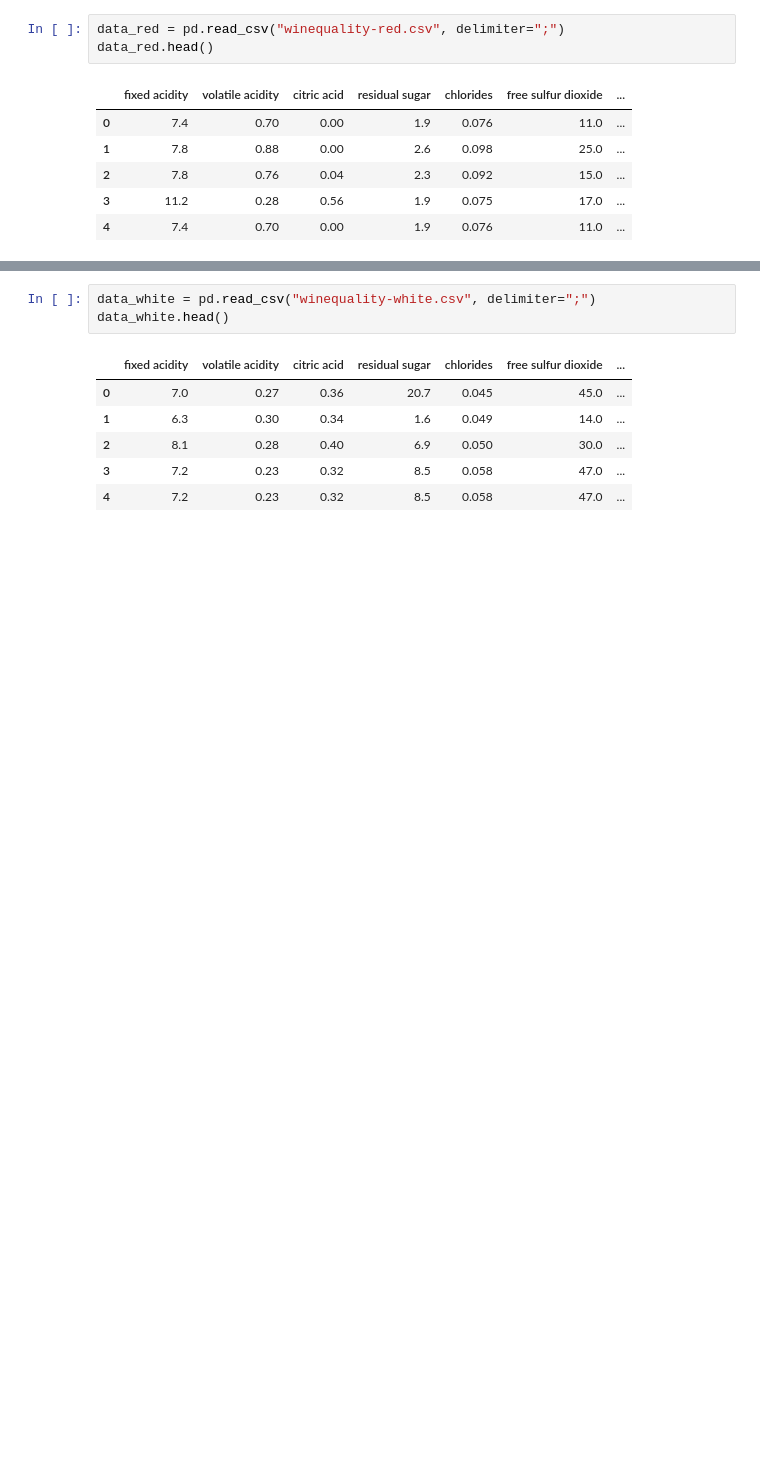
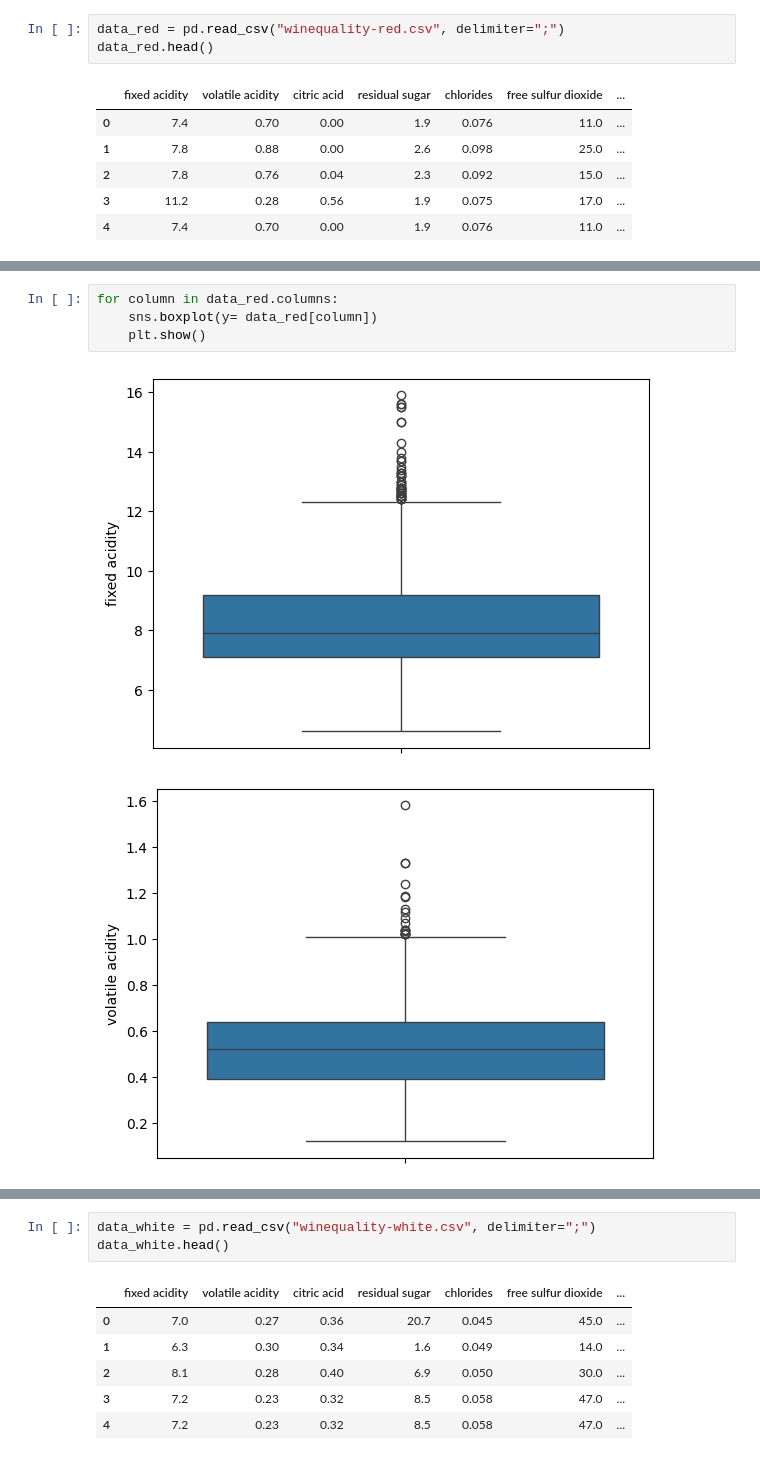
Before and after one commit to DataScience-DHBWKA/Gruppe-6-Wein, a Jupyter notebook: analyze_data.ipynb, the cells around one changed output, grey strips where cells are left out. Drawn from its saved outputs; the diff is of its cells as text; blank space fills up the shorter version.

```diff
--- a/analyze_data.ipynb
+++ b/analyze_data.ipynb
@@ -42,0 +67,7 @@ None
+# %%
+for column in data_red.columns:
+    sns.boxplot(y= data_red[column])
+    plt.show()
+# %% [output]
+[figure, added]
+[figure, added]
```
Also changed, not shown: parts of 25 cells of this notebook.
